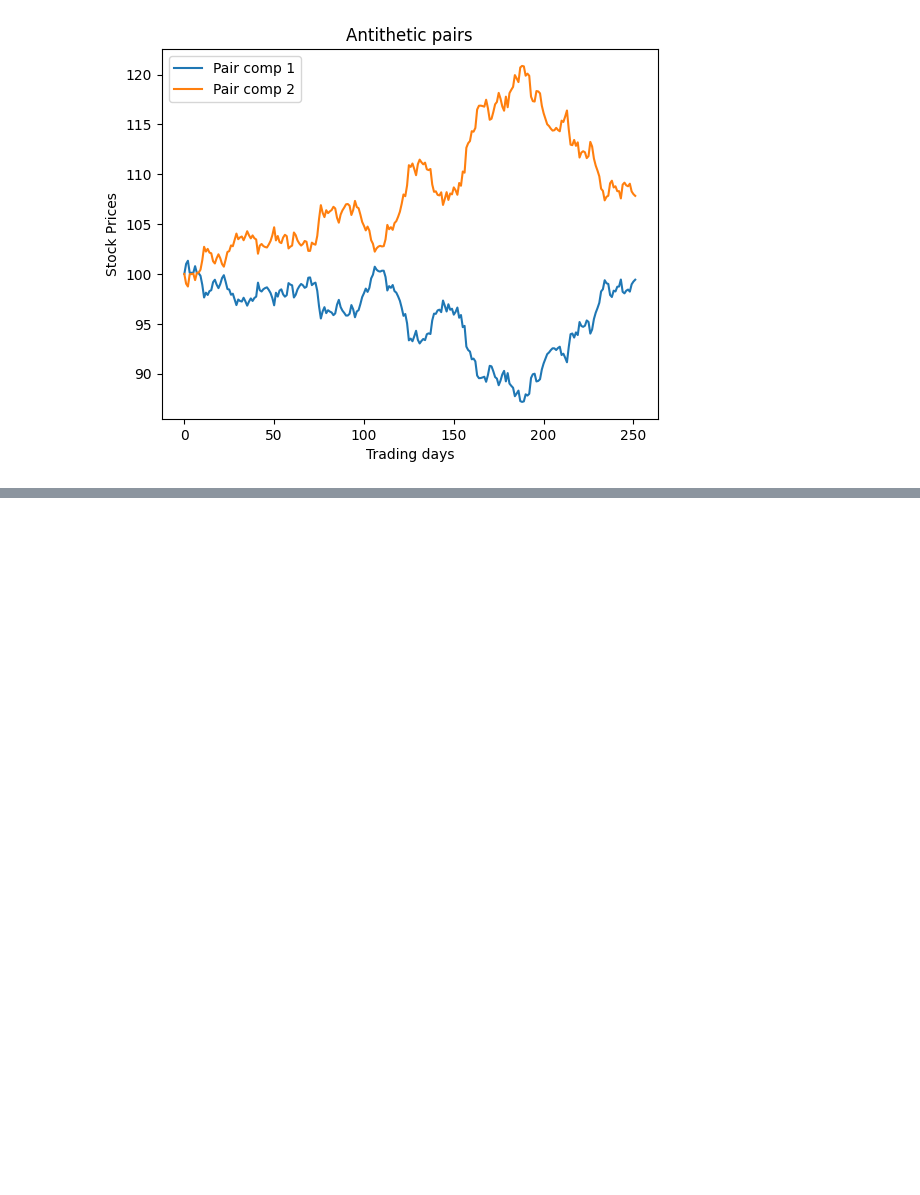
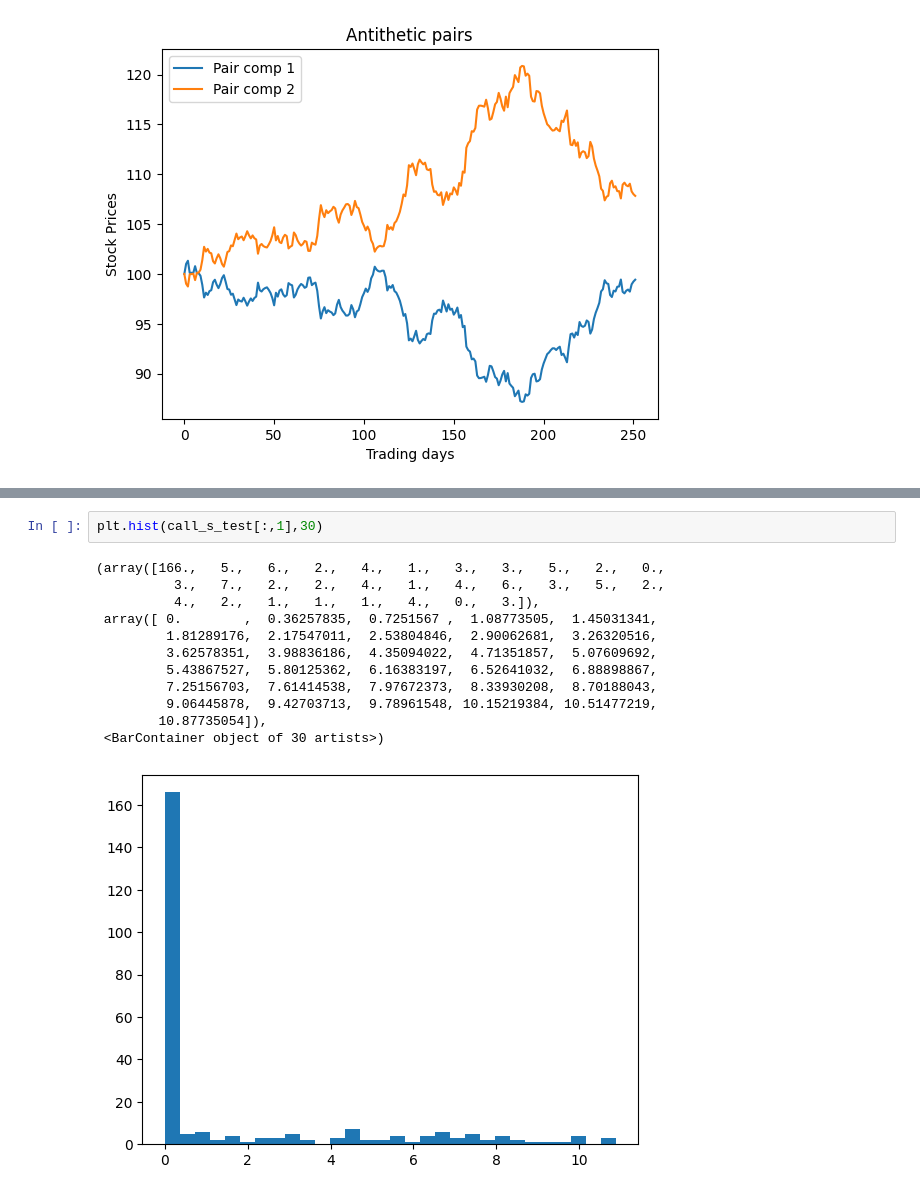
Before and after one commit to aruneshroy91/Implimenting_Derivative_Models_Python, a Jupyter notebook: Monte_carlo_option_pricing.ipynb, the cells around one changed output, grey strips where cells are left out. Saved outputs shown, nothing was run; the diff lists cells and outputs as text; blank space fills up the shorter version.

```diff
--- a/Monte_carlo_option_pricing.ipynb
+++ b/Monte_carlo_option_pricing.ipynb
@@ -61,0 +55,15 @@ C0expected = np.exp(-r*T)*(1/numiter)*np.sum(call_mc, axis=1)
+# %%
+plt.hist(call_s_test[:,1],30)
+# %% [output]
+(array([166.,   5.,   6.,   2.,   4.,   1.,   3.,   3.,   5.,   2.,   0.,
+          3.,   7.,   2.,   2.,   4.,   1.,   4.,   6.,   3.,   5.,   2.,
+          4.,   2.,   1.,   1.,   1.,   4.,   0.,   3.]),
+ array([ 0.        ,  0.36257835,  0.7251567 ,  1.08773505,  1.45031341,
+         1.81289176,  2.17547011,  2.53804846,  2.90062681,  3.26320516,
+         3.62578351,  3.98836186,  4.35094022,  4.71351857,  5.07609692,
+         5.43867527,  5.80125362,  6.16383197,  6.52641032,  6.88898867,
+         7.25156703,  7.61414538,  7.97672373,  8.33930208,  8.70188043,
+         9.06445878,  9.42703713,  9.78961548, 10.15219384, 10.51477219,
+        10.87735054]),
+ <BarContainer object of 30 artists>)
+[figure, added]
```
Also changed, not shown: parts of 11 cells of this notebook, 2 other files.
